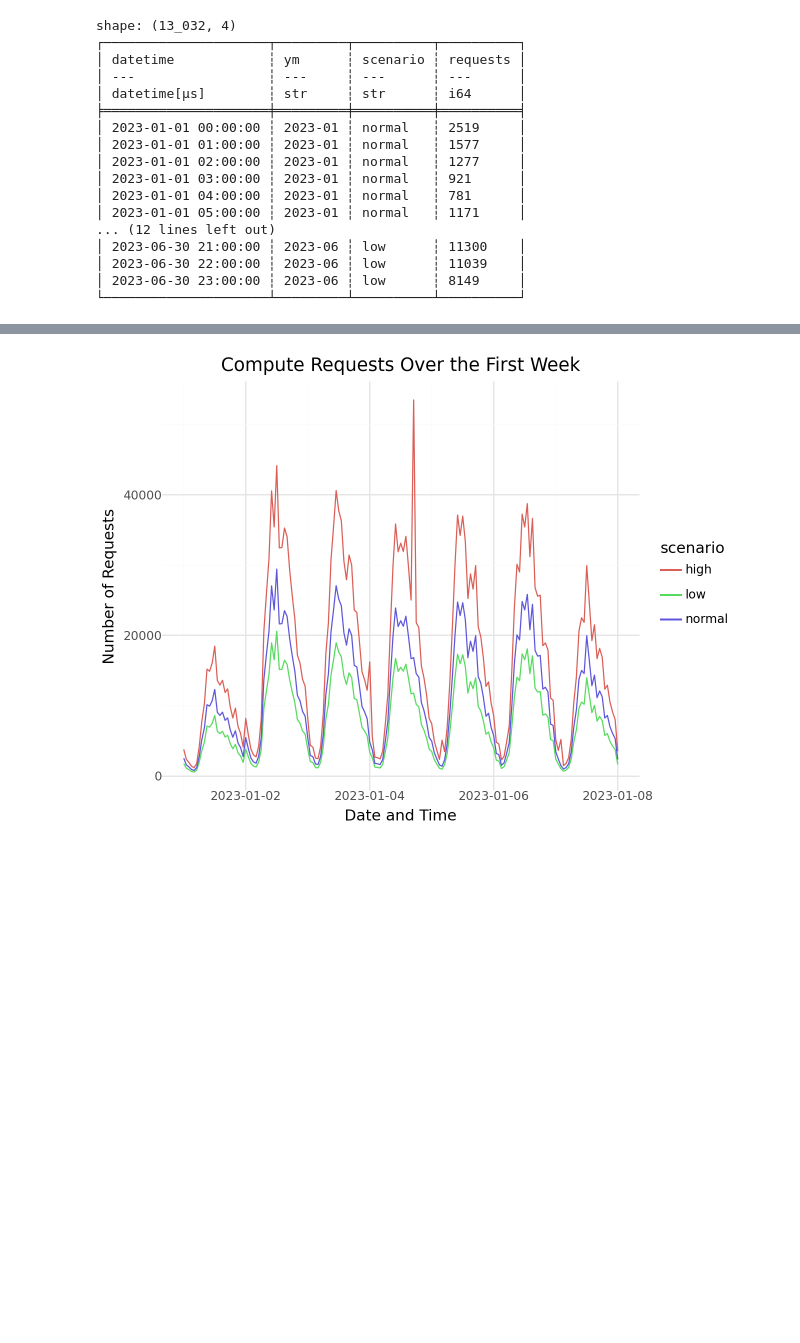
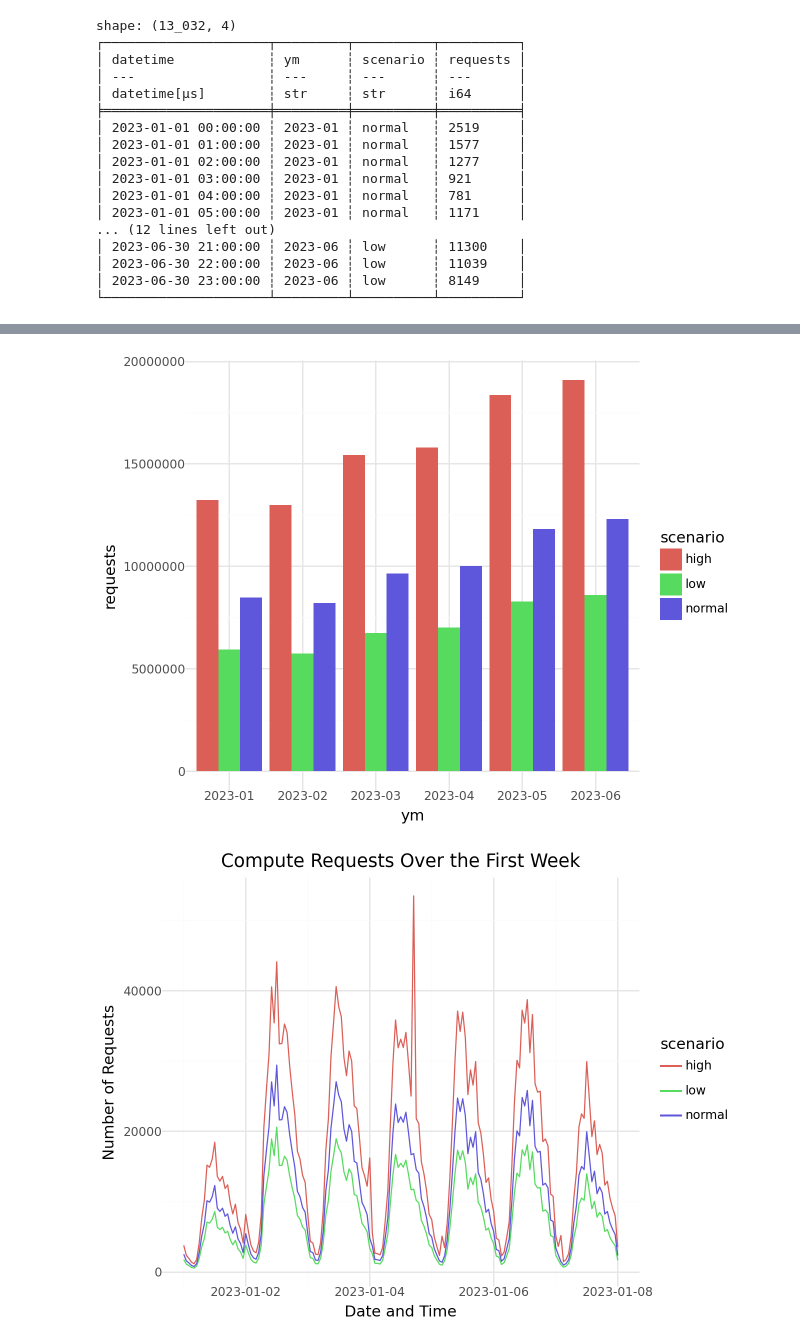
Before and after one commit to dantonnoriega/csulb-data-day-2025, a Jupyter notebook: danton_solutions_csulb_data_day_2025.ipynb, the cells around one changed output, grey strips where cells are left out. Drawn from its saved outputs; the diff is of its cells as text; code cells hidden in the pictures; blank space fills up the shorter version.

```diff
--- a/danton_solutions_csulb_data_day_2025.ipynb
+++ b/danton_solutions_csulb_data_day_2025.ipynb
@@ -115 +132,11 @@ AttributeError: 'DataFrame' object has no attribute 'groupby'
+# %%
+# prompt: create a bar plot with x = "ym" and y = "requests" grouped by "scenario" using dataframe `scenarios_by_ym_df` with minimal theme
+
+(
+    p9.ggplot(scenarios_by_ym_df, p9.aes(x="ym", y="requests", fill="scenario"))
+    + p9.geom_col(position="dodge")
+    + p9.theme_minimal()
+)
+# %% [output]
+[figure, added]
 # %%
```
Also changed, not shown: parts of 9 cells of this notebook.
